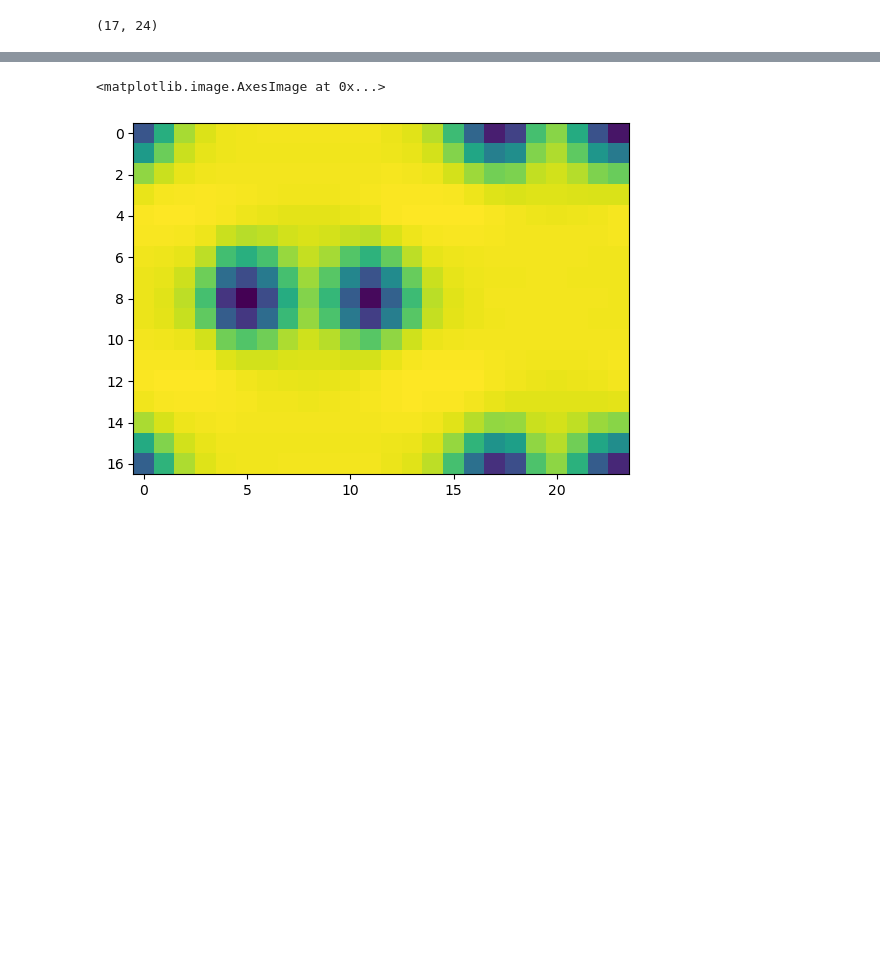
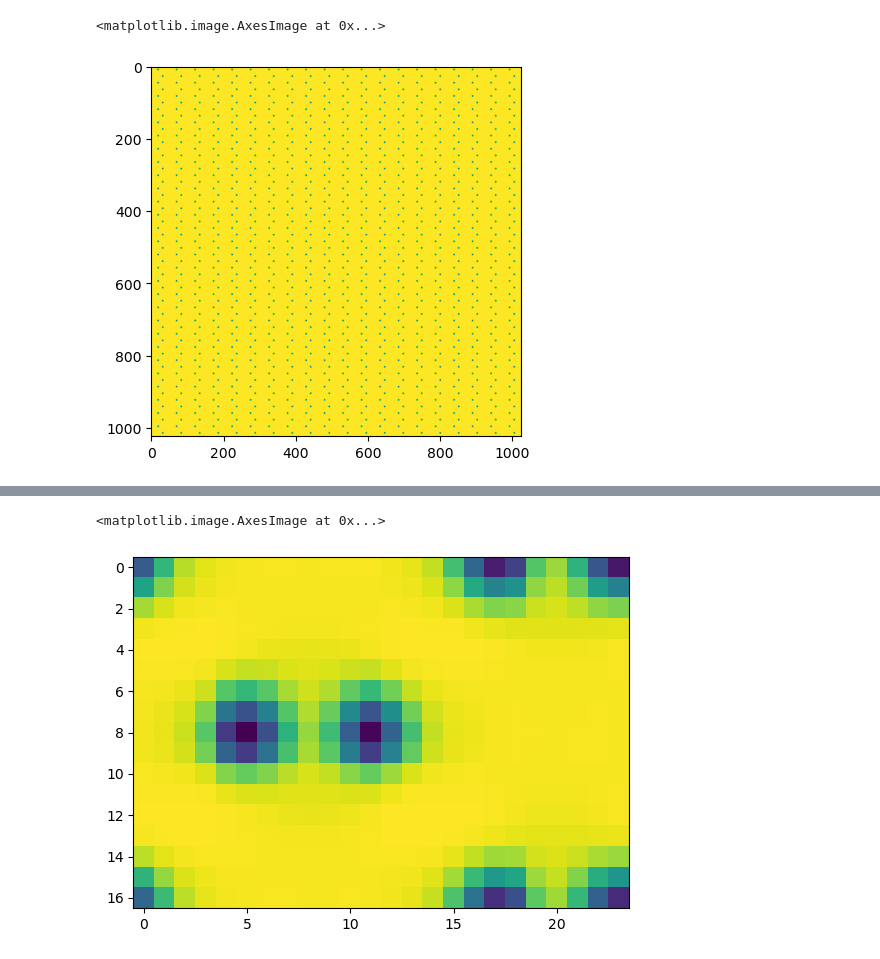
Before and after one commit to swampni/multislice, a Jupyter notebook: sedSim.ipynb, the cells around one changed output, grey strips where cells are left out. Drawn from its saved outputs; the diff is of its cells as text; code cells hidden in the pictures; blank space fills up the shorter version.

```diff
--- a/sedSim.ipynb
+++ b/sedSim.ipynb
@@ -50,4 +38,7 @@ sed = SED(simulationCell=simCell,
-# %%
-sed.nStep
-# %% [output]
-(17, 24)
+# %%
+pg = readPhaseGrating(r'temp.pg', (1024, 1024), 4)
+
+plt.imshow(np.abs(pg[0]))
+# %% [output]
+<matplotlib.image.AxesImage at 0x...>
+[figure, added]
```
Also changed, not shown: parts of 24 cells of this notebook, 7 other files.
